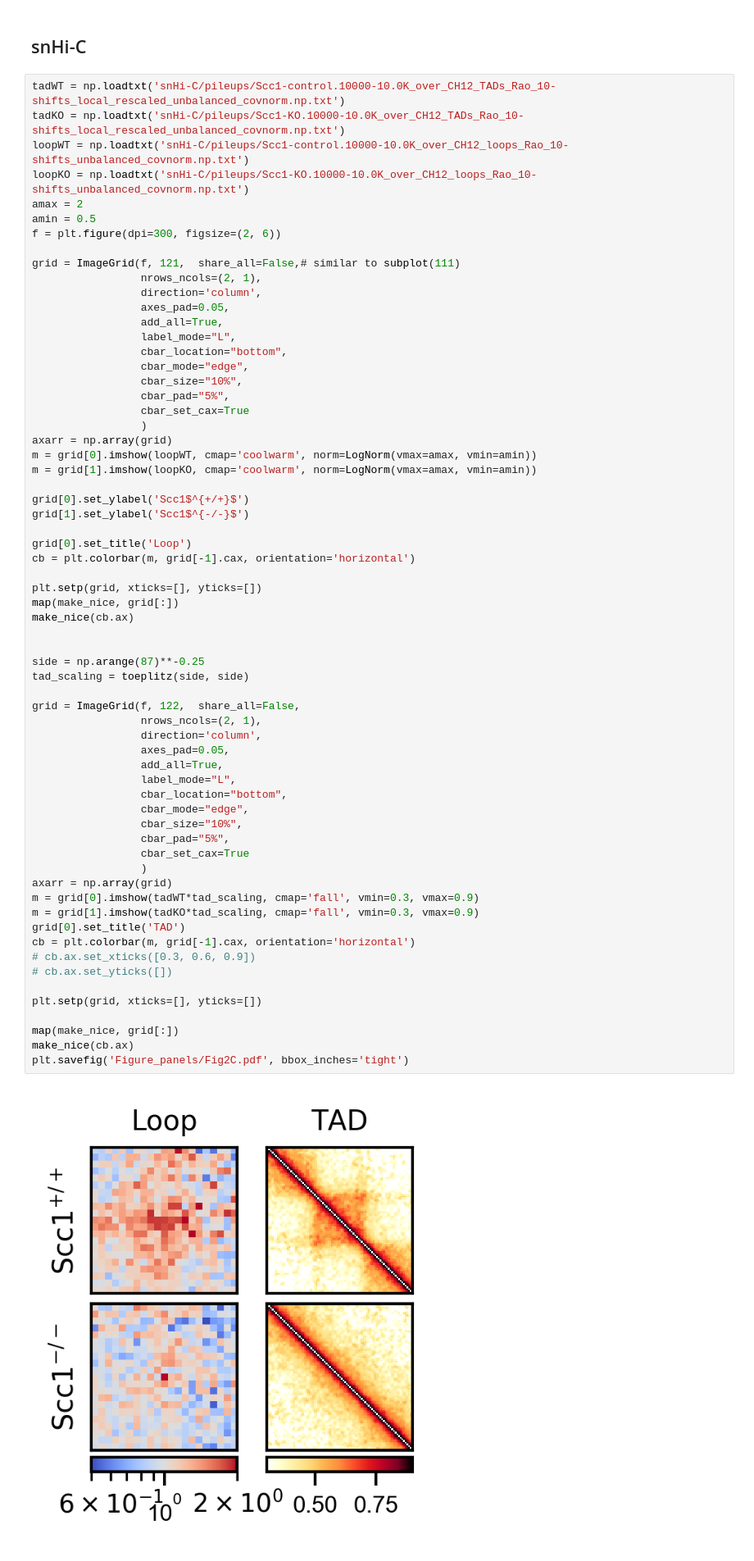
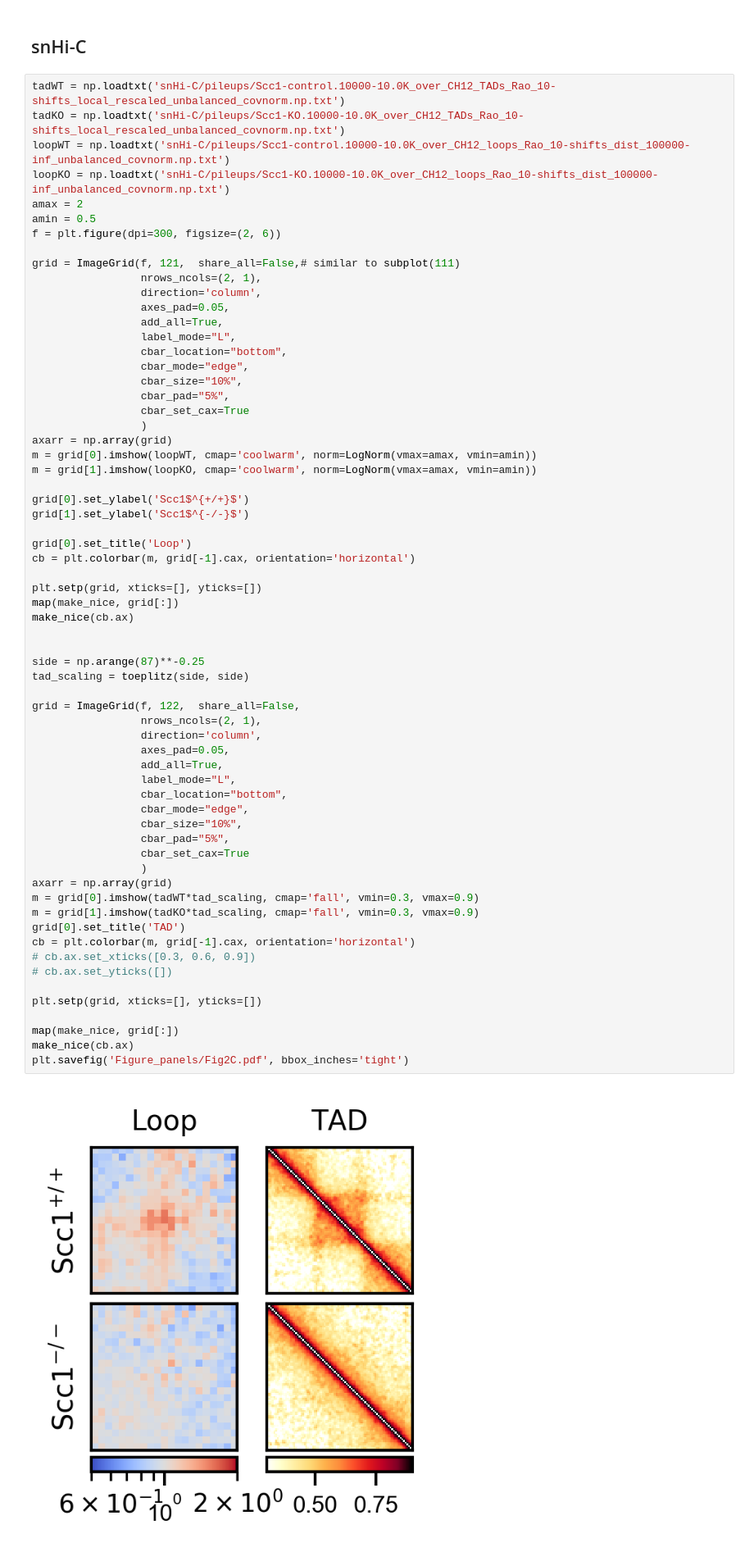
Before and after one commit to Phlya/coolpuppy_paper, a Jupyter notebook: notebook.ipynb, the cells around one changed output. Shown at 82% size. Cells and saved outputs as stored; diff of their text form.

```diff
--- a/notebook.ipynb
+++ b/notebook.ipynb
@@ -333,8 +333,8 @@ make_nice(cb.ax)
 # %%
 tadWT = np.loadtxt('snHi-C/pileups/Scc1-control.10000-10.0K_over_CH12_TADs_Rao_10-shifts_local_rescaled_unbalanced_covnorm.np.txt')
 tadKO = np.loadtxt('snHi-C/pileups/Scc1-KO.10000-10.0K_over_CH12_TADs_Rao_10-shifts_local_rescaled_unbalanced_covnorm.np.txt')
-loopWT = np.loadtxt('snHi-C/pileups/Scc1-control.10000-10.0K_over_CH12_loops_Rao_10-shifts_unbalanced_covnorm.np.txt')
-loopKO = np.loadtxt('snHi-C/pileups/Scc1-KO.10000-10.0K_over_CH12_loops_Rao_10-shifts_unbalanced_covnorm.np.txt')
+loopWT = np.loadtxt('snHi-C/pileups/Scc1-control.10000-10.0K_over_CH12_loops_Rao_10-shifts_dist_100000-inf_unbalanced_covnorm.np.txt')
+loopKO = np.loadtxt('snHi-C/pileups/Scc1-KO.10000-10.0K_over_CH12_loops_Rao_10-shifts_dist_100000-inf_unbalanced_covnorm.np.txt')
 amax = 2
 amin = 0.5
 f = plt.figure(dpi=300, figsize=(2, 6))
@@ -368,34 +368,34 @@ make_nice(cb.ax)
 
 side = np.arange(87)**-0.25
 tad_scaling = toeplitz(side, side)
 
 grid = ImageGrid(f, 122,  share_all=False,
                  nrows_ncols=(2, 1),
                  direction='column',
                  axes_pad=0.05,
                  add_all=True,
                  label_mode="L",
                  cbar_location="bottom",
                  cbar_mode="edge",
                  cbar_size="10%",
                  cbar_pad="5%",
                  cbar_set_cax=True
                  )
 axarr = np.array(grid)
 m = grid[0].imshow(tadWT*tad_scaling, cmap='fall', vmin=0.3, vmax=0.9)
 m = grid[1].imshow(tadKO*tad_scaling, cmap='fall', vmin=0.3, vmax=0.9)
 grid[0].set_title('TAD')
 cb = plt.colorbar(m, grid[-1].cax, orientation='horizontal')
 # cb.ax.set_xticks([0.3, 0.6, 0.9])
 # cb.ax.set_yticks([])
 
 plt.setp(grid, xticks=[], yticks=[])
 
 map(make_nice, grid[:])
 make_nice(cb.ax)
 plt.savefig('Figure_panels/Fig2C.pdf', bbox_inches='tight')
 # %% [output]
-[figure, old version]
+[figure, new version]
 # %% [markdown]
 ## Loopability examples
 # %%
```
Also changed, not shown: parts of 2 cells of this notebook, 40 other files.
